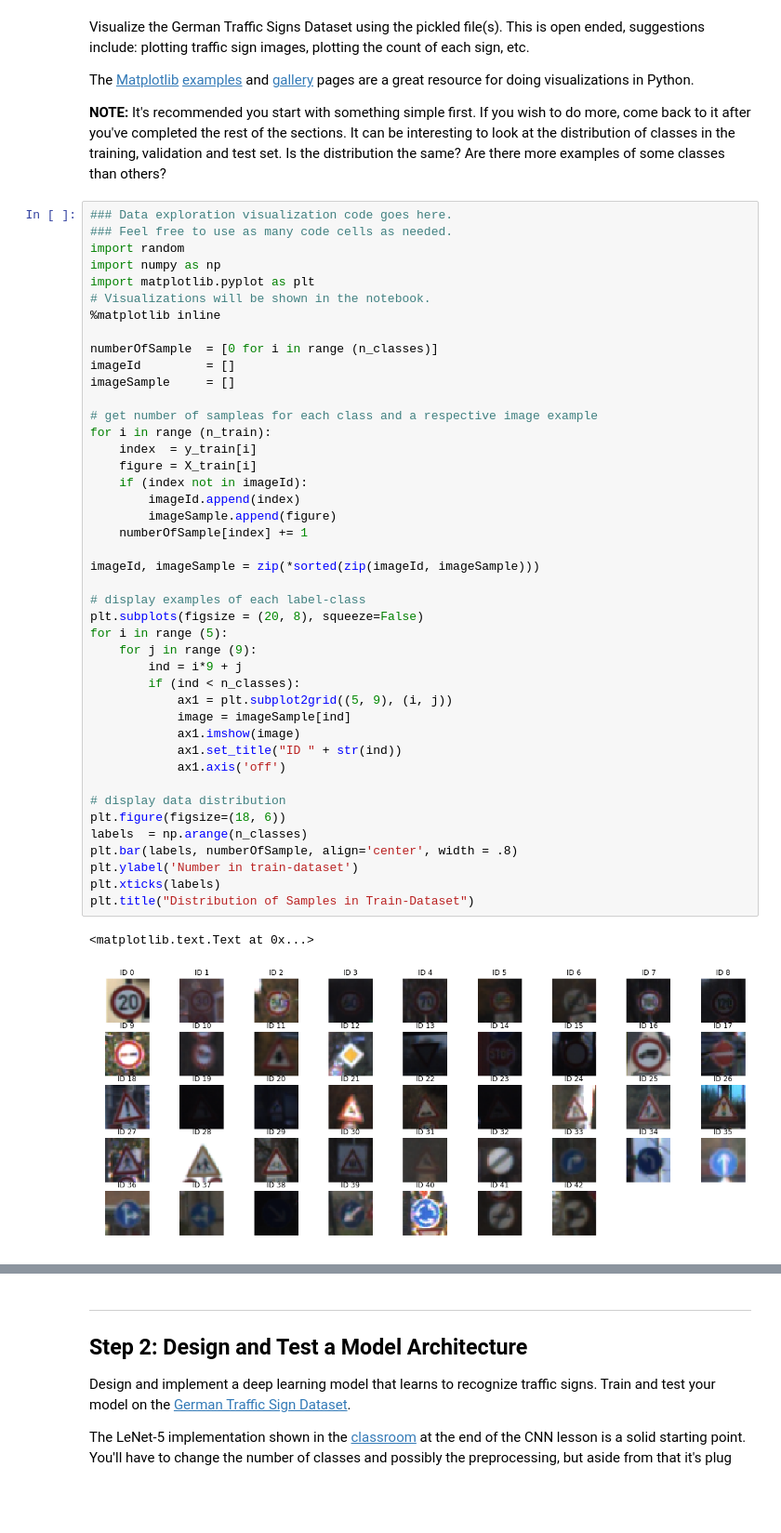
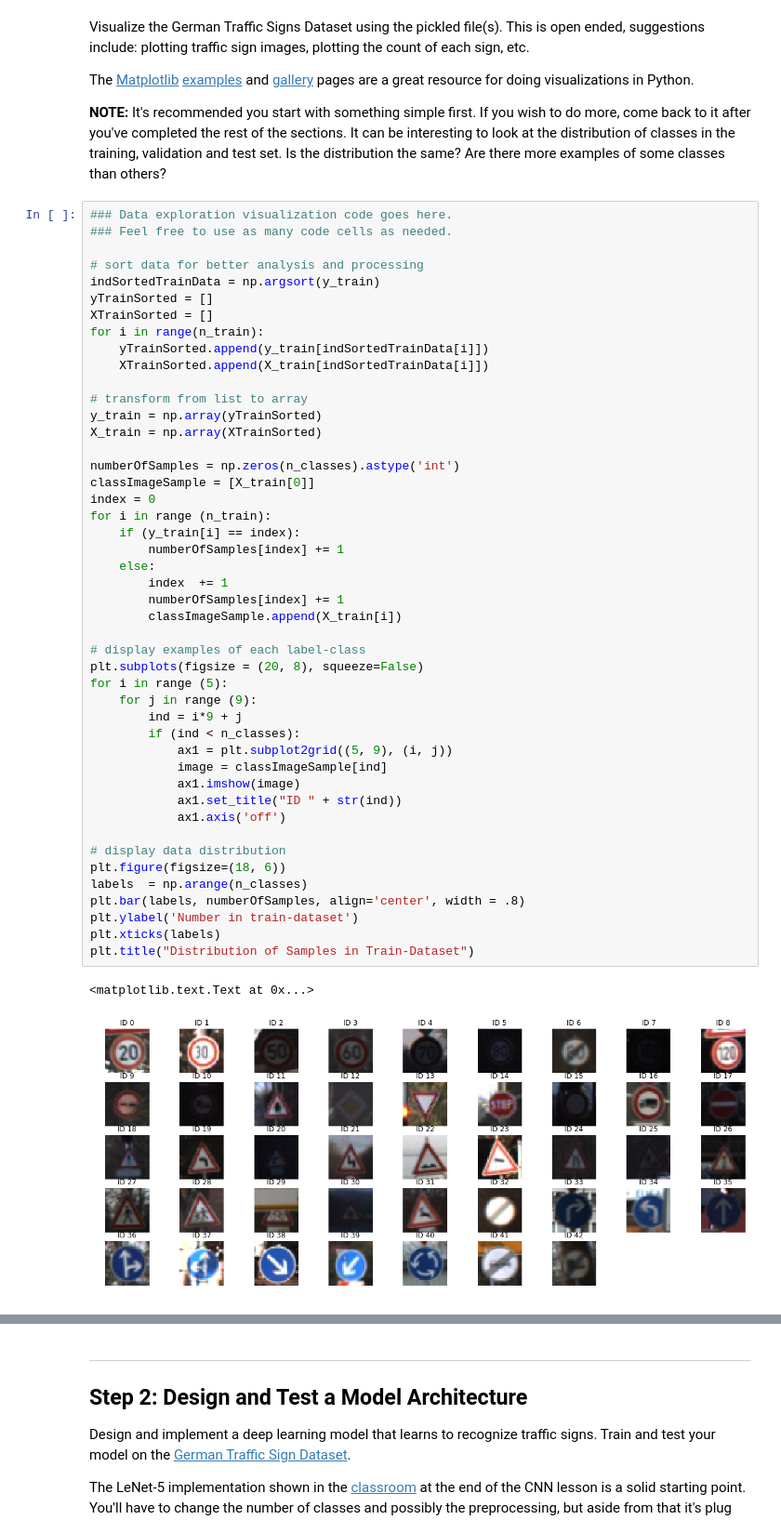
Before and after one commit to maxcorrea/SignClassifier, a Jupyter notebook: AlexNet.ipynb, the cells around one changed output, grey strips where cells are left out. Shown at 93% size. Drawn from its saved outputs; the diff is of its cells as text; blank space fills up the shorter version.

```diff
--- a/AlexNet.ipynb
+++ b/AlexNet.ipynb
@@ -95,49 +108,52 @@ The [Matplotlib](http://matplotlib.org/) [examples](http://matplotlib.org/exampl
 # %%
 ### Data exploration visualization code goes here.
 ### Feel free to use as many code cells as needed.
-import random
-import numpy as np
-import matplotlib.pyplot as plt
-# Visualizations will be shown in the notebook.
-%matplotlib inline
 
-numberOfSample  = [0 for i in range (n_classes)]
-imageId         = []
-imageSample     = []
+# sort data for better analysis and processing
+indSortedTrainData = np.argsort(y_train)
+yTrainSorted = []
+XTrainSorted = []
+for i in range(n_train):
+    yTrainSorted.append(y_train[indSortedTrainData[i]])
+    XTrainSorted.append(X_train[indSortedTrainData[i]])
 
-# get number of sampleas for each class and a respective image example
+# transform from list to array
+y_train = np.array(yTrainSorted)
+X_train = np.array(XTrainSorted)
+
+numberOfSamples = np.zeros(n_classes).astype('int')
+classImageSample = [X_train[0]]
+index = 0
 for i in range (n_train):
-    index  = y_train[i]
-    figure = X_train[i]
-    if (index not in imageId):
-        imageId.append(index)
-        imageSample.append(figure)
-    numberOfSample[index] += 1
-
-imageId, imageSample = zip(*sorted(zip(imageId, imageSample)))
+    if (y_train[i] == index):
+        numberOfSamples[index] += 1
+    else:
+        index  += 1
+        numberOfSamples[index] += 1
+        classImageSample.append(X_train[i])
 
 # display examples of each label-class
 plt.subplots(figsize = (20, 8), squeeze=False)
 for i in range (5):
     for j in range (9):
         ind = i*9 + j
         if (ind < n_classes):
             ax1 = plt.subplot2grid((5, 9), (i, j))
-            image = imageSample[ind]
+            image = classImageSample[ind]
             ax1.imshow(image)
             ax1.set_title("ID " + str(ind))
             ax1.axis('off')
 
 # display data distribution
 plt.figure(figsize=(18, 6))
 labels  = np.arange(n_classes)
-plt.bar(labels, numberOfSample, align='center', width = .8)
+plt.bar(labels, numberOfSamples, align='center', width = .8)
 plt.ylabel('Number in train-dataset')
 plt.xticks(labels)
 plt.title("Distribution of Samples in Train-Dataset")
 # %% [output]
 <matplotlib.text.Text at 0x...>
-[figure, old version]
+[figure, new version]
 [figure]
 # %% [markdown]
 ----
```
Also changed, not shown: parts of 17 cells of this notebook.
